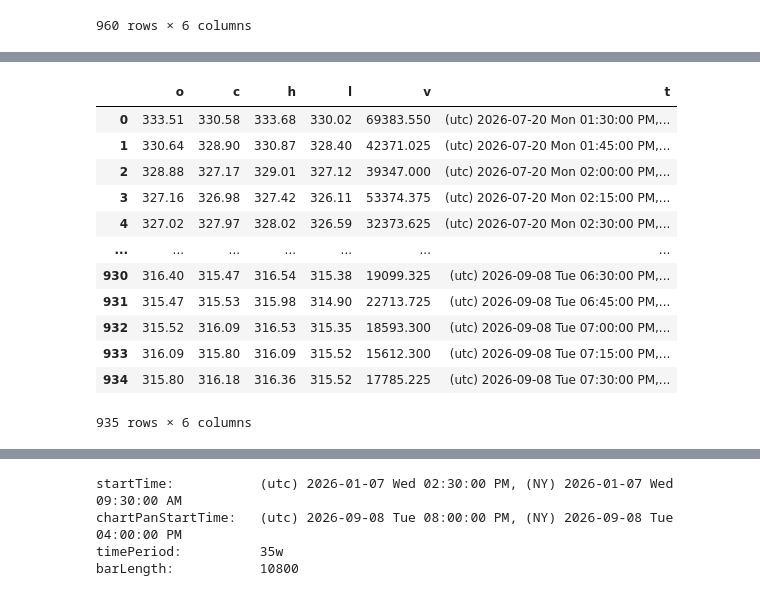
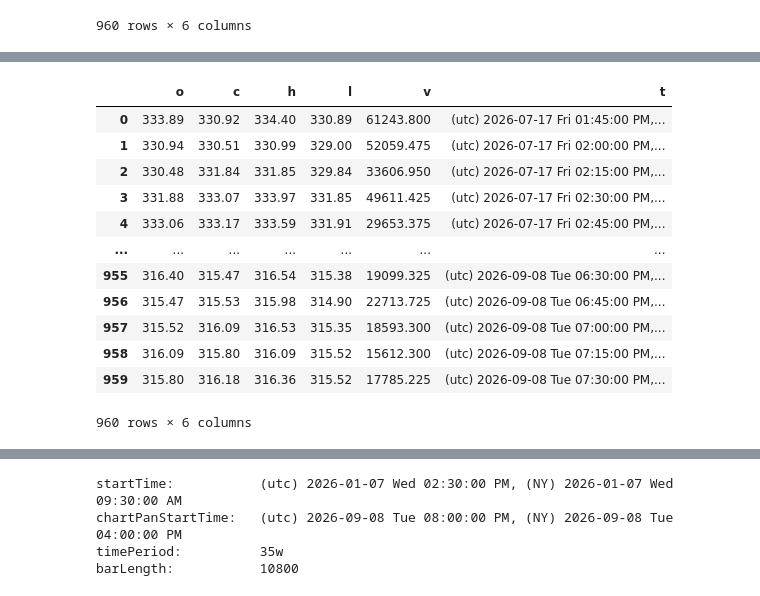
Before and after one commit to HackintoshwithUbuntu/IBKR-web-api-auto-data-downloader, a Jupyter notebook: defaultBars.ipynb, the cells around one changed output, grey strips where cells are left out. Drawn from its saved outputs; the diff is of its cells as text; code cells hidden in the pictures.

```diff
--- a/defaultBars.ipynb
+++ b/defaultBars.ipynb
@@ -333,7 +333,7 @@ barLength:           600
 dataQuery(
     conid = 265598,
     bar = '15min',
-    period = '36d',
+    period = '240h',
     startTime = datetime(2026, 9, 8, 20, 0, 0),
     outsideRth = False
 )
@@ -344,17 +344,17 @@ timePeriod:          36d
 barLength:           900
 |  | o | c | h | l | v | t |
-| 0 | 333.51 | 330.58 | 333.68 | 330.02 | 69383.550 | (utc) 2026-07-20 Mon 01:30:00 PM,... |
-| 1 | 330.64 | 328.90 | 330.87 | 328.40 | 42371.025 | (utc) 2026-07-20 Mon 01:45:00 PM,... |
-| 2 | 328.88 | 327.17 | 329.01 | 327.12 | 39347.000 | (utc) 2026-07-20 Mon 02:00:00 PM,... |
-| 3 | 327.16 | 326.98 | 327.42 | 326.11 | 53374.375 | (utc) 2026-07-20 Mon 02:15:00 PM,... |
-| 4 | 327.02 | 327.97 | 328.02 | 326.59 | 32373.625 | (utc) 2026-07-20 Mon 02:30:00 PM,... |
+| 0 | 333.89 | 330.92 | 334.40 | 330.89 | 61243.800 | (utc) 2026-07-17 Fri 01:45:00 PM,... |
+| 1 | 330.94 | 330.51 | 330.99 | 329.00 | 52059.475 | (utc) 2026-07-17 Fri 02:00:00 PM,... |
+| 2 | 330.48 | 331.84 | 331.85 | 329.84 | 33606.950 | (utc) 2026-07-17 Fri 02:15:00 PM,... |
+| 3 | 331.88 | 333.07 | 333.97 | 331.85 | 49611.425 | (utc) 2026-07-17 Fri 02:30:00 PM,... |
+| 4 | 333.06 | 333.17 | 333.59 | 331.91 | 29653.375 | (utc) 2026-07-17 Fri 02:45:00 PM,... |
 | ... | ... | ... | ... | ... | ... | ... |
-| 930 | 316.40 | 315.47 | 316.54 | 315.38 | 19099.325 | (utc) 2026-09-08 Tue 06:30:00 PM,... |
-| 931 | 315.47 | 315.53 | 315.98 | 314.90 | 22713.725 | (utc) 2026-09-08 Tue 06:45:00 PM,... |
-| 932 | 315.52 | 316.09 | 316.53 | 315.35 | 18593.300 | (utc) 2026-09-08 Tue 07:00:00 PM,... |
-| 933 | 316.09 | 315.80 | 316.09 | 315.52 | 15612.300 | (utc) 2026-09-08 Tue 07:15:00 PM,... |
-| 934 | 315.80 | 316.18 | 316.36 | 315.52 | 17785.225 | (utc) 2026-09-08 Tue 07:30:00 PM,... |
+| 955 | 316.40 | 315.47 | 316.54 | 315.38 | 19099.325 | (utc) 2026-09-08 Tue 06:30:00 PM,... |
+| 956 | 315.47 | 315.53 | 315.98 | 314.90 | 22713.725 | (utc) 2026-09-08 Tue 06:45:00 PM,... |
+| 957 | 315.52 | 316.09 | 316.53 | 315.35 | 18593.300 | (utc) 2026-09-08 Tue 07:00:00 PM,... |
+| 958 | 316.09 | 315.80 | 316.09 | 315.52 | 15612.300 | (utc) 2026-09-08 Tue 07:15:00 PM,... |
+| 959 | 315.80 | 316.18 | 316.36 | 315.52 | 17785.225 | (utc) 2026-09-08 Tue 07:30:00 PM,... |
-935 rows × 6 columns
+960 rows × 6 columns
 # %%
 dataQuery(
     conid = 265598,
```
Also changed, not shown: parts of 7 cells of this notebook, 2 other files.
